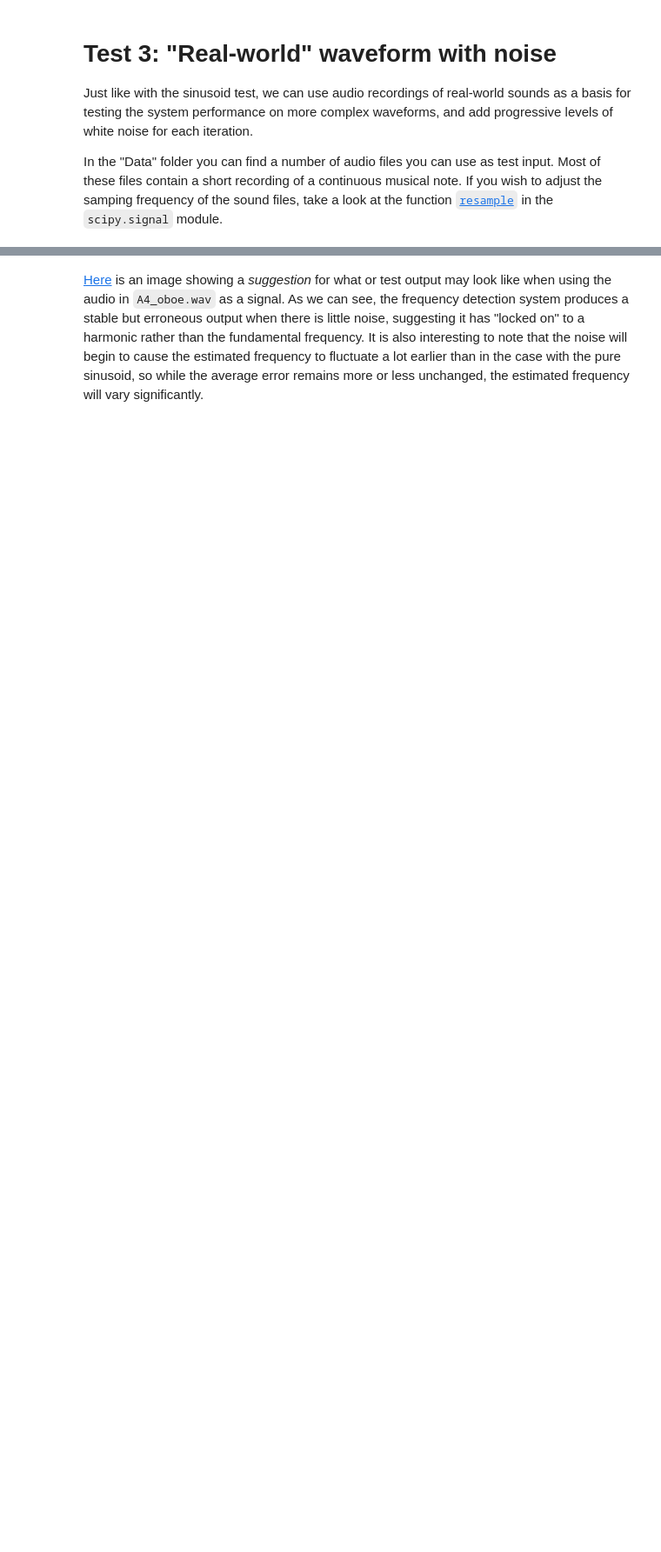
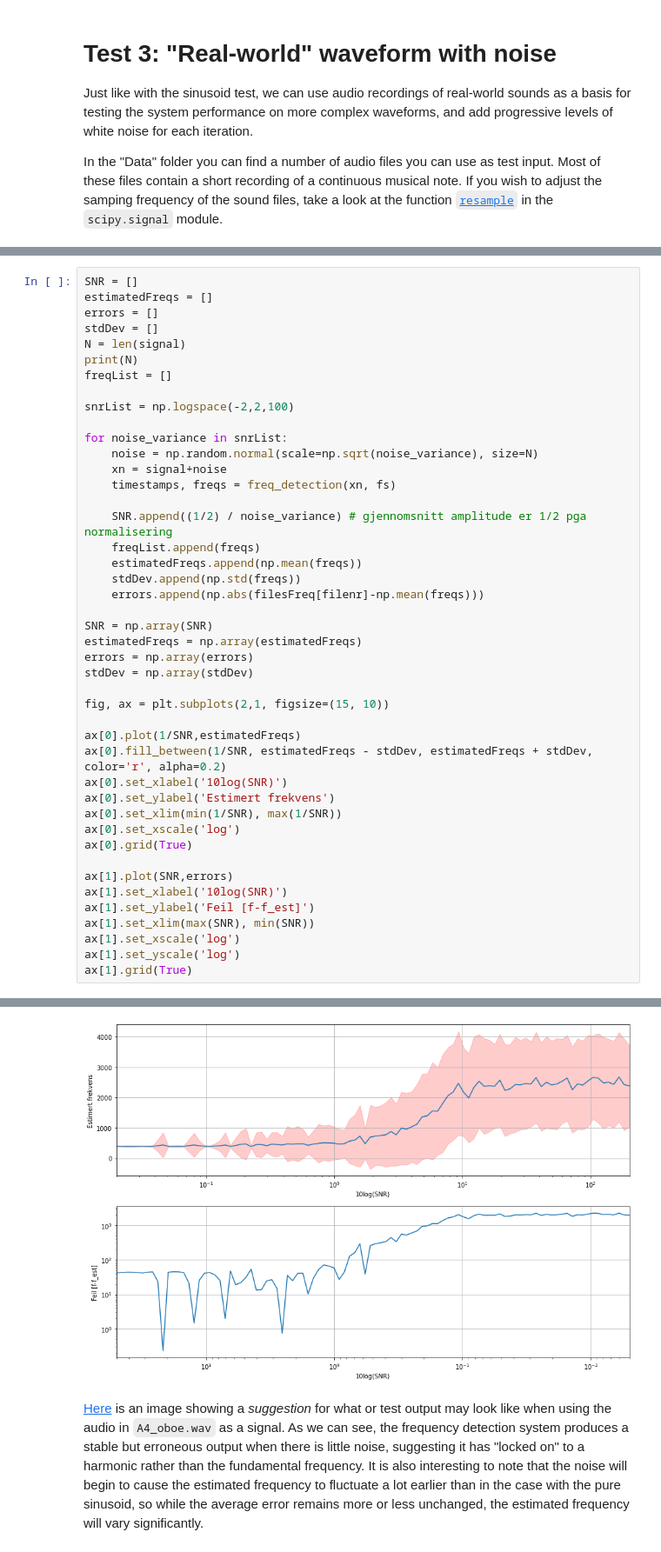
Before and after one commit to Mortenms/AIS2201_Exercises, a Jupyter notebook: Exercise_7/Test3_Audio.ipynb, the cells around one changed output, grey strips where cells are left out. Shown at 87% size. Cells and saved outputs as stored; diff of their text form; blank space fills up the shorter version.

```diff
--- a/Exercise_7/Test3_Audio.ipynb
+++ b/Exercise_7/Test3_Audio.ipynb
@@ -88,0 +45,45 @@ ax[1].grid(True)
+# %%
+SNR = []
+estimatedFreqs = []
+errors = []
+stdDev = []
+N = len(signal)
+print(N)
+freqList = []
+
+snrList = np.logspace(-2,2,100)
+
+for noise_variance in snrList:
+    noise = np.random.normal(scale=np.sqrt(noise_variance), size=N)
+    xn = signal+noise
+    timestamps, freqs = freq_detection(xn, fs)
+
+    SNR.append((1/2) / noise_variance) # gjennomsnitt amplitude er 1/2 pga normalisering
+    freqList.append(freqs)
+    estimatedFreqs.append(np.mean(freqs))
+    stdDev.append(np.std(freqs))
+    errors.append(np.abs(filesFreq[filenr]-np.mean(freqs)))
+
+SNR = np.array(SNR)
+estimatedFreqs = np.array(estimatedFreqs)
+errors = np.array(errors)
+stdDev = np.array(stdDev)
+
+fig, ax = plt.subplots(2,1, figsize=(15, 10))
+
+ax[0].plot(1/SNR,estimatedFreqs)
+ax[0].fill_between(1/SNR, estimatedFreqs - stdDev, estimatedFreqs + stdDev, color='r', alpha=0.2)
+ax[0].set_xlabel('10log(SNR)')
+ax[0].set_ylabel('Estimert frekvens')
+ax[0].set_xlim(min(1/SNR), max(1/SNR))
+ax[0].set_xscale('log')
+ax[0].grid(True)
+
+ax[1].plot(SNR,errors)
+ax[1].set_xlabel('10log(SNR)')
+ax[1].set_ylabel('Feil [f-f_est]')
+ax[1].set_xlim(max(SNR), min(SNR))
+ax[1].set_xscale('log')
+ax[1].set_yscale('log')
+ax[1].grid(True)
+# %% [output]
@@ -89,2 +91,3 @@ ax[1].grid(True)
+[figure, added]
 # %% [markdown]
 [Here](Figures/wavfileTest_LF.png) is an image showing a *suggestion* for what or test output may look like when using the audio in `A4_oboe.wav` as a signal. As we can see, the frequency detection system produces a stable but erroneous output when there is little noise, suggesting it has "locked on" to a harmonic rather than the fundamental frequency. It is also interesting to note that the noise will begin to cause the estimated frequency to fluctuate a lot earlier than in the case with the pure sinusoid, so while the average error remains more or less unchanged, the estimated frequency will vary significantly.
```
Also changed, not shown: parts of 2 cells of this notebook, 3 other files.
